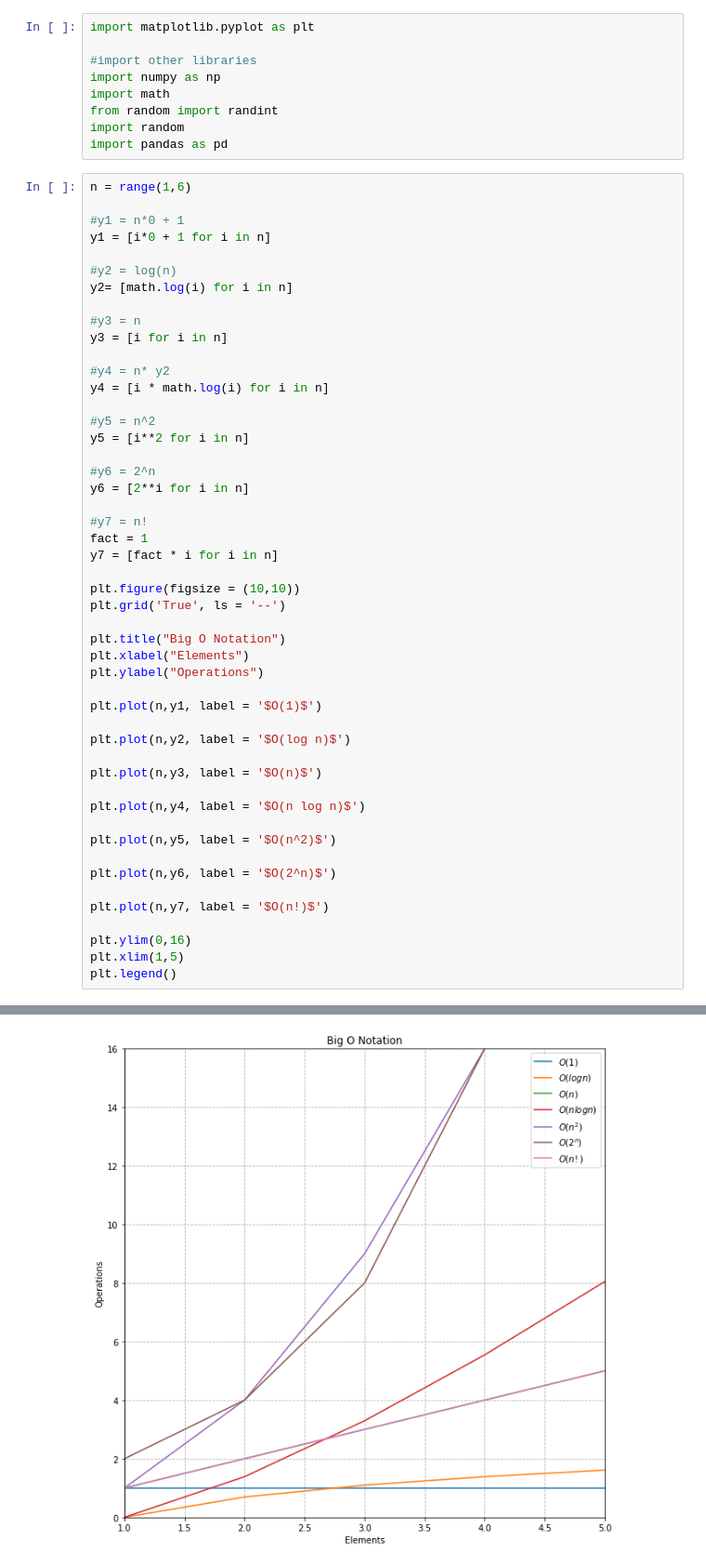
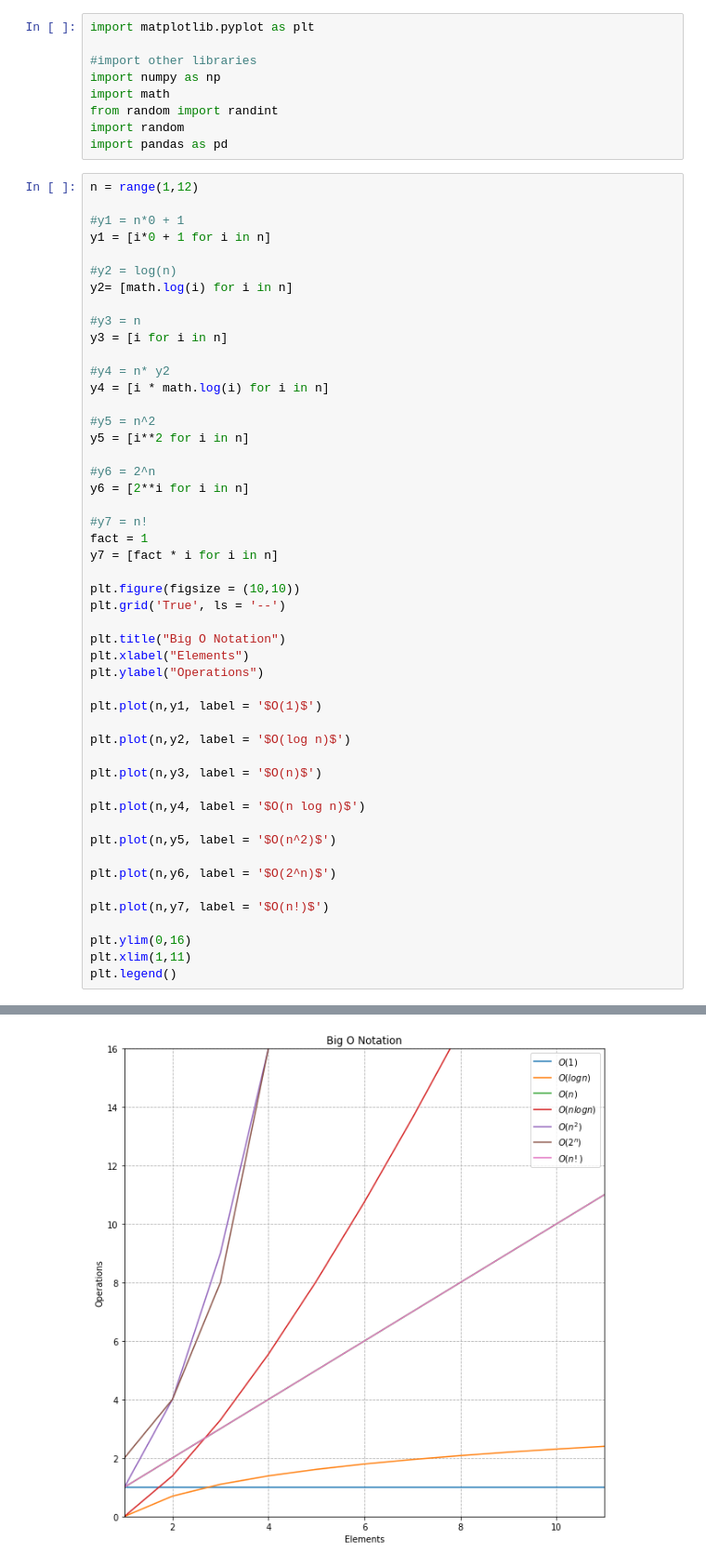
Before and after one commit to PGuajardo/numpy-pandas-visualization-exercises, a Jupyter notebook: big_o_notation.ipynb, the cells around one changed output, grey strips where cells are left out. Shown at 93% size. Saved outputs shown, nothing was run; the diff lists cells and outputs as text.

```diff
--- a/big_o_notation.ipynb
+++ b/big_o_notation.ipynb
@@ -31,7 +31,7 @@ from random import randint
 import random
 import pandas as pd
 # %%
-n = range(1,6)
+n = range(1,12)
 
 #y1 = n*0 + 1
 y1 = [i*0 + 1 for i in n]
@@ -53,32 +53,32 @@ y6 = [2**i for i in n]
 
 #y7 = n!
 fact = 1
 y7 = [fact * i for i in n]
 
 plt.figure(figsize = (10,10))
 plt.grid('True', ls = '--')
 
 plt.title("Big O Notation")
 plt.xlabel("Elements")
 plt.ylabel("Operations")
 
 plt.plot(n,y1, label = '$O(1)$')
 
 plt.plot(n,y2, label = '$O(log n)$')
 
 plt.plot(n,y3, label = '$O(n)$')
 
 plt.plot(n,y4, label = '$O(n log n)$')
 
 plt.plot(n,y5, label = '$O(n^2)$')
 
 plt.plot(n,y6, label = '$O(2^n)$')
 
 plt.plot(n,y7, label = '$O(n!)$')
 
 plt.ylim(0,16)
-plt.xlim(1,5)
+plt.xlim(1,11)
 plt.legend()
 # %% [output]
 <matplotlib.legend.Legend at 0x...>
-[figure, old version]
+[figure, new version]
```
Also changed, not shown: 4 other files.
